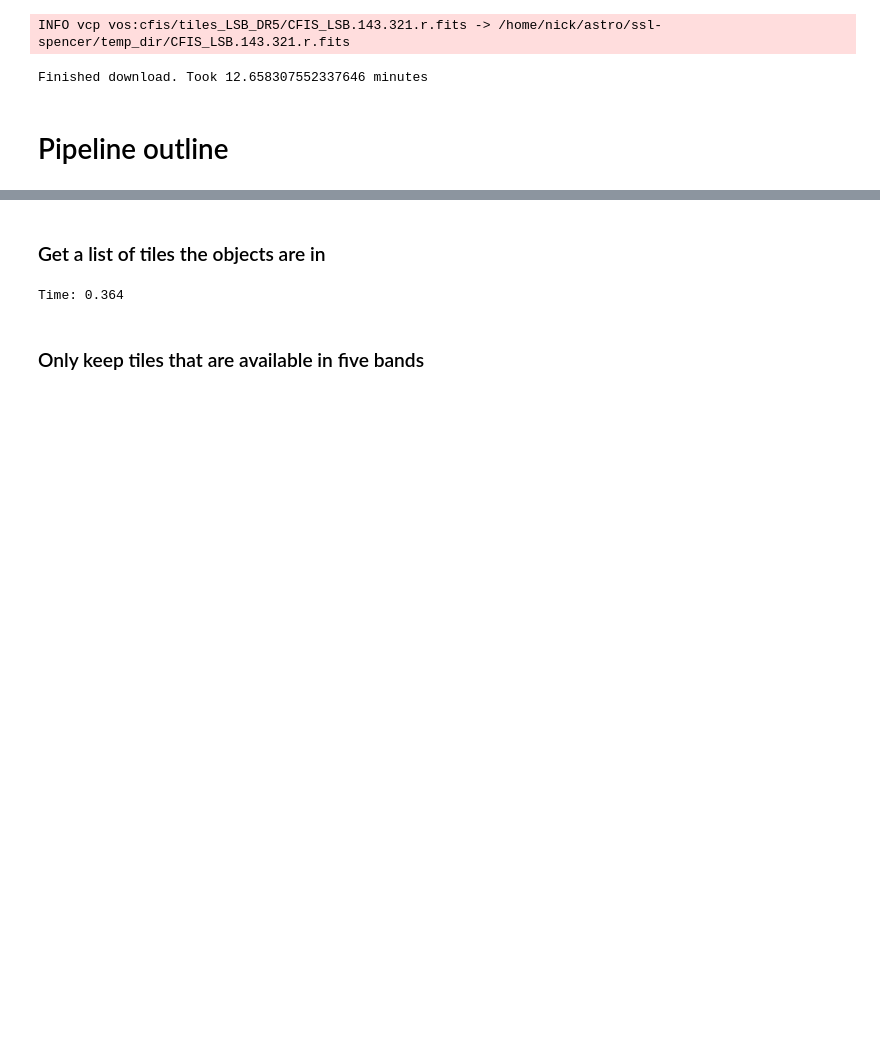
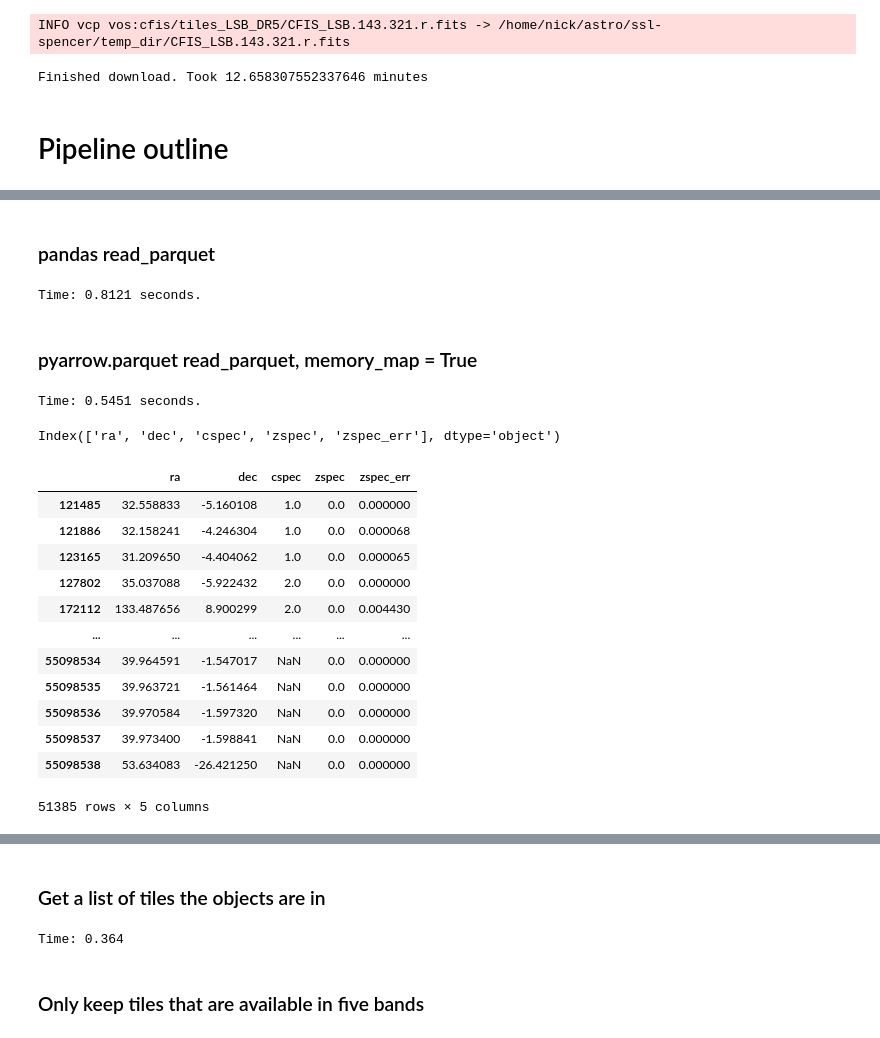
Before and after one commit to heesters-nick/TileSlicer, a Jupyter notebook: notebooks/download_data_make_cutouts.ipynb, the cells around one changed output, grey strips where cells are left out. Saved outputs shown, nothing was run; the diff lists cells and outputs as text; code cells hidden in the pictures; blank space fills up the shorter version.

```diff
--- a/notebooks/download_data_make_cutouts.ipynb
+++ b/notebooks/download_data_make_cutouts.ipynb
@@ -519,0 +561,55 @@ coord_c = SkyCoord(catalog[ra_key].values, catalog[dec_key].values, unit='deg',
+# %%
+import pyarrow.parquet as pq
+import pyarrow as pa
+import pandas as pd
+import pyarrow.compute as pc
+
+tables = '/home/nick/astro/TileSlicer/tables/'
+# %% [markdown]
+### pandas read_parquet
+# %%
+start = time.time()
+redshift_file = 'redshifts-2024-01-04.parquet'
+ra_range = [211., 212.]
+dec_range = [55., 57.]
+parquet_path = os.path.join(tables, redshift_file)
+filter_coords = [('ra','>=',ra_range[0]),('ra','<',ra_range[1]),('dec','>=',dec_range[0]),('dec','<',dec_range[1])]
+redshift_cat = pd.read_parquet(parquet_path, engine='pyarrow', filters=filter_coords)
+print(f'Time: {np.round(time.time() - start, 4)} seconds.')
+# %% [output]
+Time: 0.8121 seconds.
+# %% [markdown]
+### pyarrow.parquet read_parquet, memory_map = True
+# %%
+start = time.time()
+redshift_file = 'redshifts-2024-01-04.parquet'
+columns = ['ra', 'dec']
+ra_range = [0., 300.]
+dec_range = [0., 50.]
+
+parquet_path = os.path.join(tables, redshift_file)
+filter_coords = [('ra','>=',ra_range[0]),('ra','<',ra_range[1]),('dec','>=',dec_range[0]),('dec','<',dec_range[1])]
+redshift_cat = pq.read_table(parquet_path, memory_map=True).to_pandas()
+print(f'Time: {np.round(time.time() - start, 4)} seconds.')
+# %% [output]
+Time: 0.5451 seconds.
+# %%
+redshift_cat.columns
+# %% [output]
+Index(['ra', 'dec', 'cspec', 'zspec', 'zspec_err'], dtype='object')
+# %%
+redshift_cat.loc[redshift_cat['zspec'] == 0]
+# %% [output]
+|  | ra | dec | cspec | zspec | zspec_err |
+| 121485 | 32.558833 | -5.160108 | 1.0 | 0.0 | 0.000000 |
+| 121886 | 32.158241 | -4.246304 | 1.0 | 0.0 | 0.000068 |
+| 123165 | 31.209650 | -4.404062 | 1.0 | 0.0 | 0.000065 |
+| 127802 | 35.037088 | -5.922432 | 2.0 | 0.0 | 0.000000 |
+| 172112 | 133.487656 | 8.900299 | 2.0 | 0.0 | 0.004430 |
+| ... | ... | ... | ... | ... | ... |
+| 55098534 | 39.964591 | -1.547017 | NaN | 0.0 | 0.000000 |
+| 55098535 | 39.963721 | -1.561464 | NaN | 0.0 | 0.000000 |
+| 55098536 | 39.970584 | -1.597320 | NaN | 0.0 | 0.000000 |
+| 55098537 | 39.973400 | -1.598841 | NaN | 0.0 | 0.000000 |
+| 55098538 | 53.634083 | -26.421250 | NaN | 0.0 | 0.000000 |
+51385 rows × 5 columns
```
Also changed, not shown: parts of 6 cells of this notebook, 6 other files.
